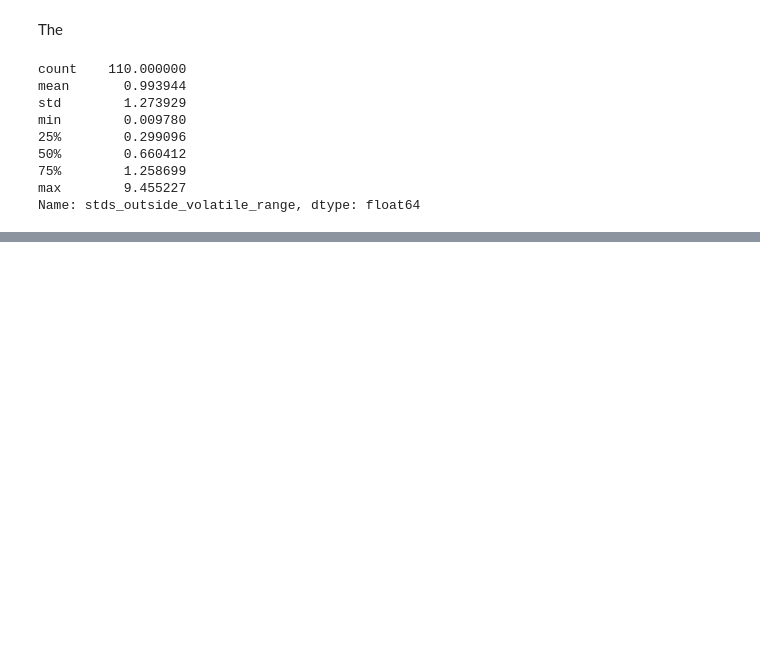
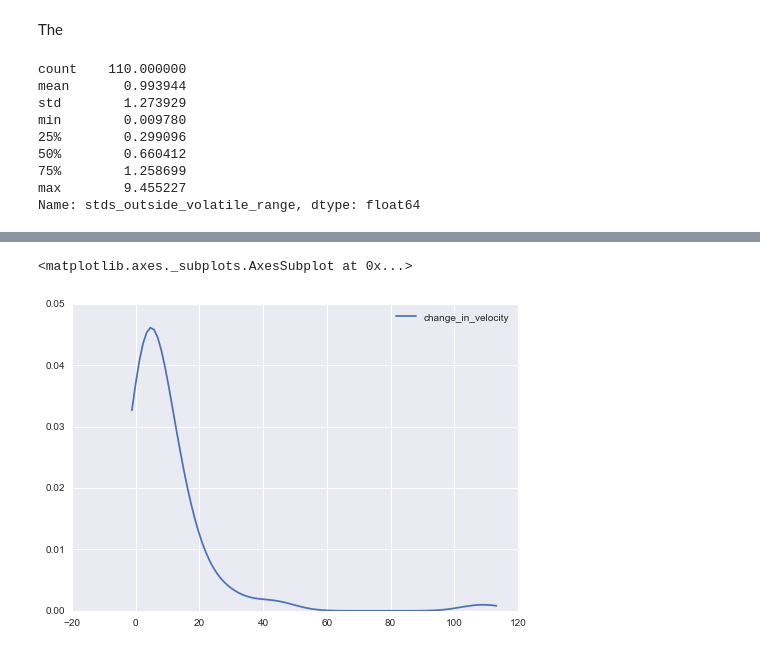
Before and after one commit to samzhang111/velocity-prediction, a Jupyter notebook: BOSH exploration.ipynb, the cells around one changed output, grey strips where cells are left out. Drawn from its saved outputs; the diff is of its cells as text; code cells hidden in the pictures; blank space fills up the shorter version.

```diff
--- a/BOSH exploration.ipynb
+++ b/BOSH exploration.ipynb
@@ -195,0 +202,7 @@ import statsmodels as sm
+# %%
+weeks['change_in_velocity'] = weeks.effective_points - weeks.effective_points.shift(1)
+# %%
+sns.kdeplot(weeks.change_in_velocity.dropna().abs())
+# %% [output]
+<matplotlib.axes._subplots.AxesSubplot at 0x...>
+[figure, added]
```
Also changed, not shown: parts of 11 cells of this notebook, 3 other files.
